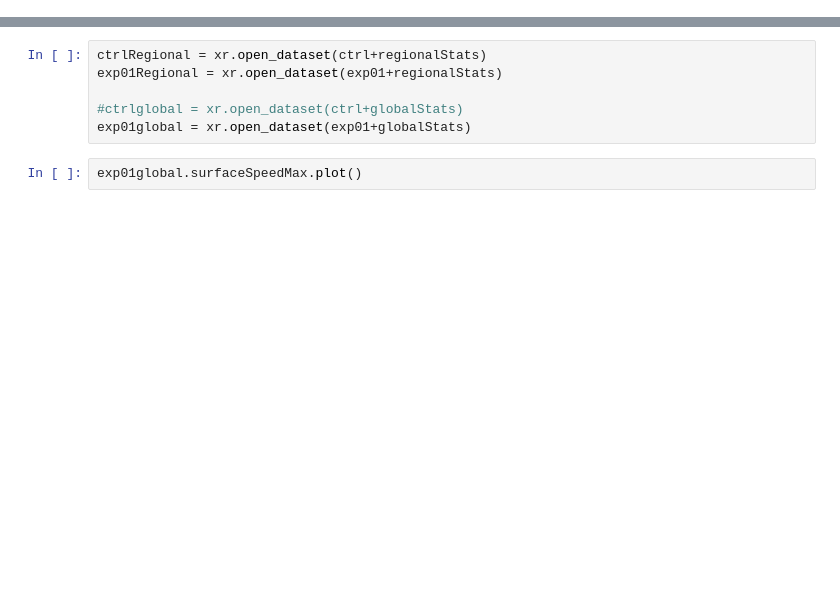
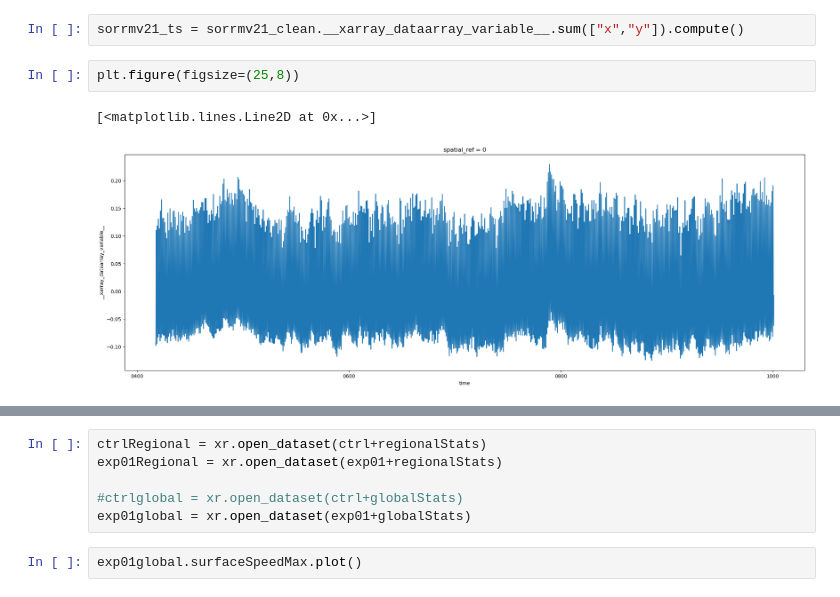
Before and after one commit to mshiv/aislens_emulation, a Jupyter notebook: notebooks/scratch.ipynb, the cells around one changed output, grey strips where cells are left out. Cells and saved outputs as stored; diff of their text form; blank space fills up the shorter version.

```diff
--- a/notebooks/scratch.ipynb
+++ b/notebooks/scratch.ipynb
@@ -27,0 +61,7 @@ regionalStats = 'regionalStats.nc'
+# %%
+sorrmv21_ts = sorrmv21_clean.__xarray_dataarray_variable__.sum(["x","y"]).compute()
+# %%
+plt.figure(figsize=(25,8))
+# %% [output]
+[<matplotlib.lines.Line2D at 0x...>]
+[figure, added]
```
Also changed, not shown: parts of 15 cells of this notebook, 1 other file.
